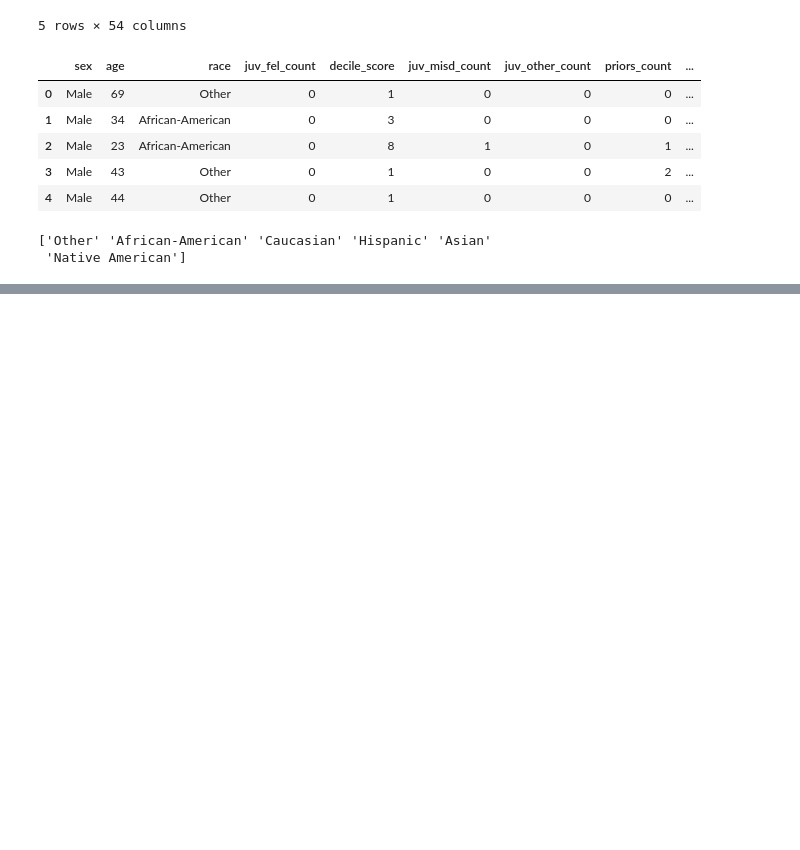
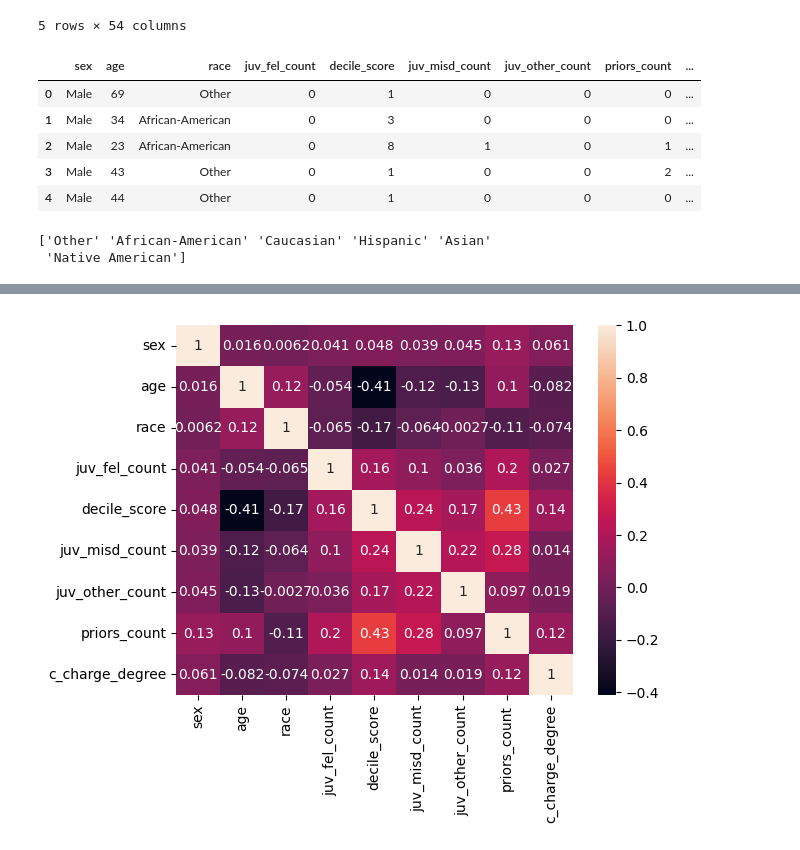
Before and after one commit to TimosEle23/XAI_project, a Jupyter notebook: true_analysis.ipynb, the cells around one changed output, grey strips where cells are left out. Cells and saved outputs as stored; diff of their text form; code cells hidden in the pictures; blank space fills up the shorter version.

```diff
--- a/true_analysis.ipynb
+++ b/true_analysis.ipynb
@@ -72,0 +87,7 @@ ax = sns.heatmap(corr, annot=True)
+# %%
+df_selected_train = df_selected_corr.drop(columns=['is_recid', 'is_violent_recid'])
+target = df_selected_corr['is_recid']
+corr = df_selected_train.corr()
+ax = sns.heatmap(corr, annot=True)
+# %% [output]
+[figure, added]
```
Also changed, not shown: parts of 23 cells of this notebook.
